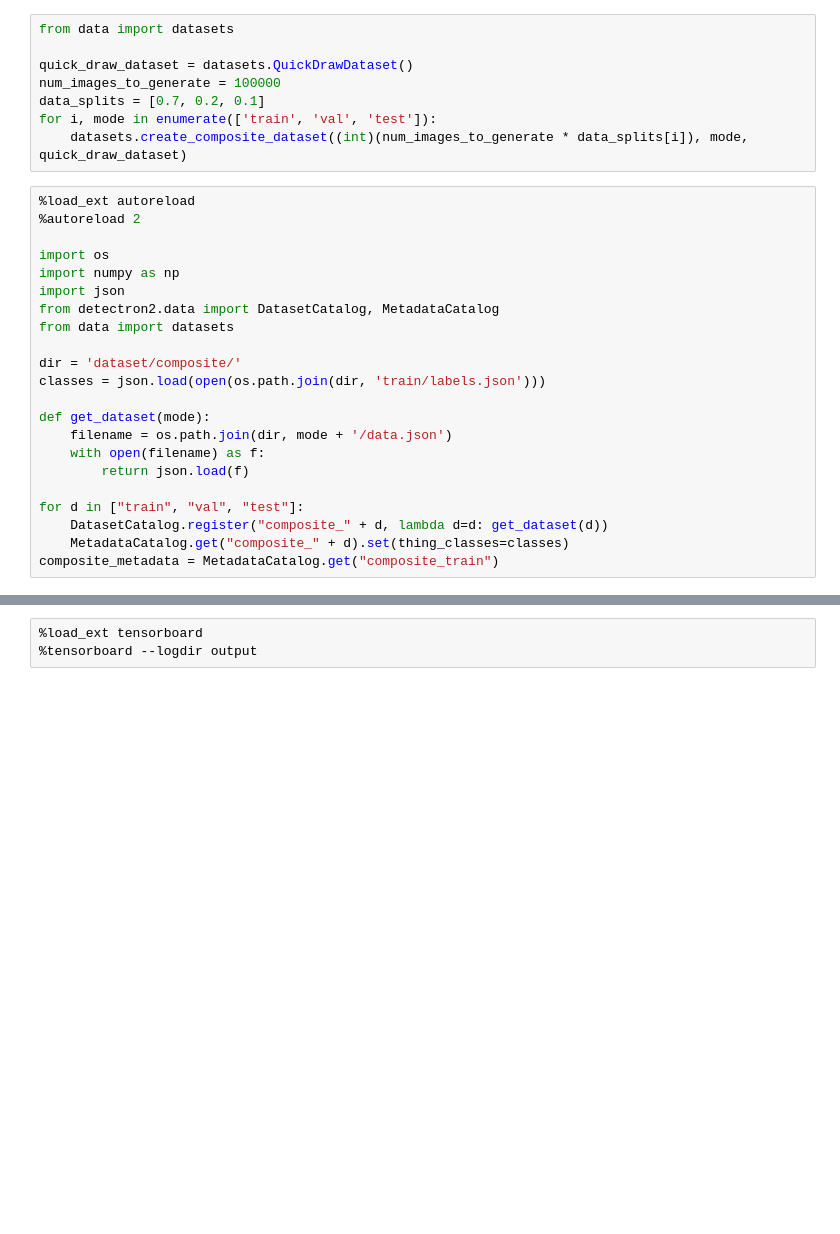
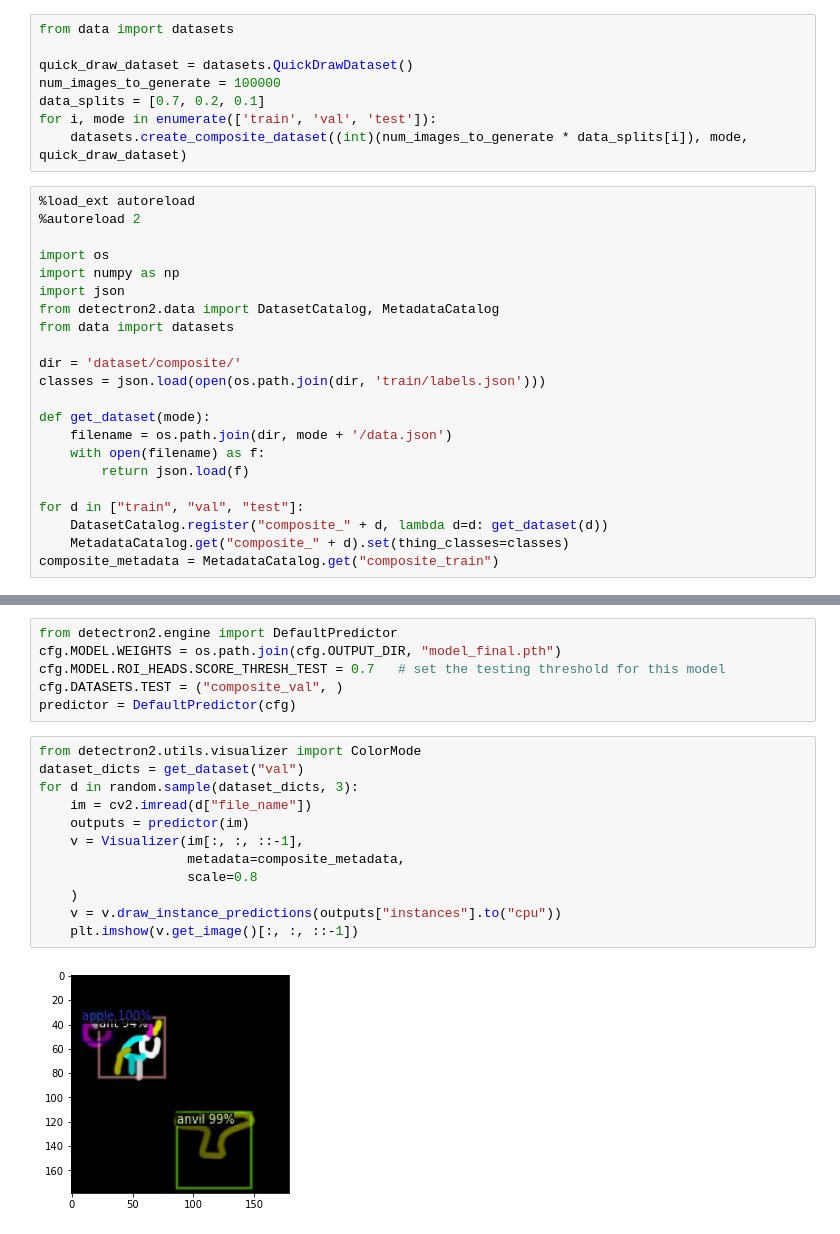
Before and after one commit to philhchen/PicIt, a Jupyter notebook: train_detectron.ipynb, the cells around one changed output, grey strips where cells are left out. Saved outputs shown, nothing was run; the diff lists cells and outputs as text; blank space fills up the shorter version.

```diff
--- a/train_detectron.ipynb
+++ b/train_detectron.ipynb
@@ -86,3 +86,20 @@ GeneralizedRCNN(
-# %%
-%load_ext tensorboard
-%tensorboard --logdir output
+# %%
+from detectron2.engine import DefaultPredictor
+cfg.MODEL.WEIGHTS = os.path.join(cfg.OUTPUT_DIR, "model_final.pth")
+cfg.MODEL.ROI_HEADS.SCORE_THRESH_TEST = 0.7   # set the testing threshold for this model
+cfg.DATASETS.TEST = ("composite_val", )
+predictor = DefaultPredictor(cfg)
+# %%
+from detectron2.utils.visualizer import ColorMode
+dataset_dicts = get_dataset("val")
+for d in random.sample(dataset_dicts, 3):
+    im = cv2.imread(d["file_name"])
+    outputs = predictor(im)
+    v = Visualizer(im[:, :, ::-1],
+                   metadata=composite_metadata,
+                   scale=0.8
+    )
+    v = v.draw_instance_predictions(outputs["instances"].to("cpu"))
+    plt.imshow(v.get_image()[:, :, ::-1])
+# %% [output]
+[figure, added]
```
Also changed, not shown: parts of 3 cells of this notebook, 2 other files.
